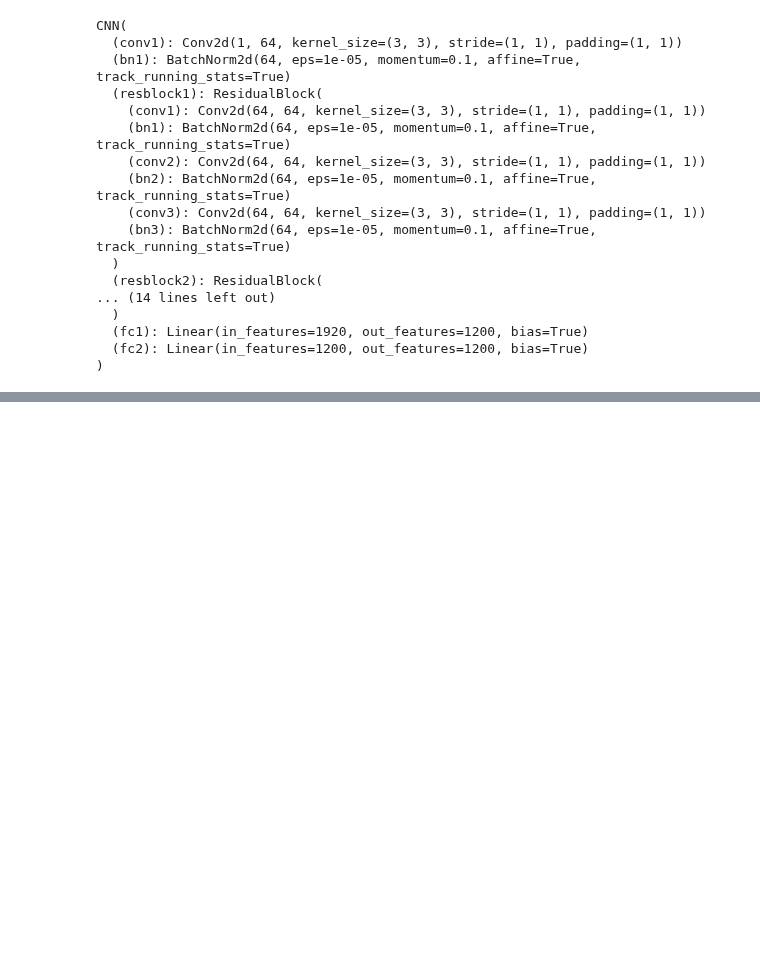
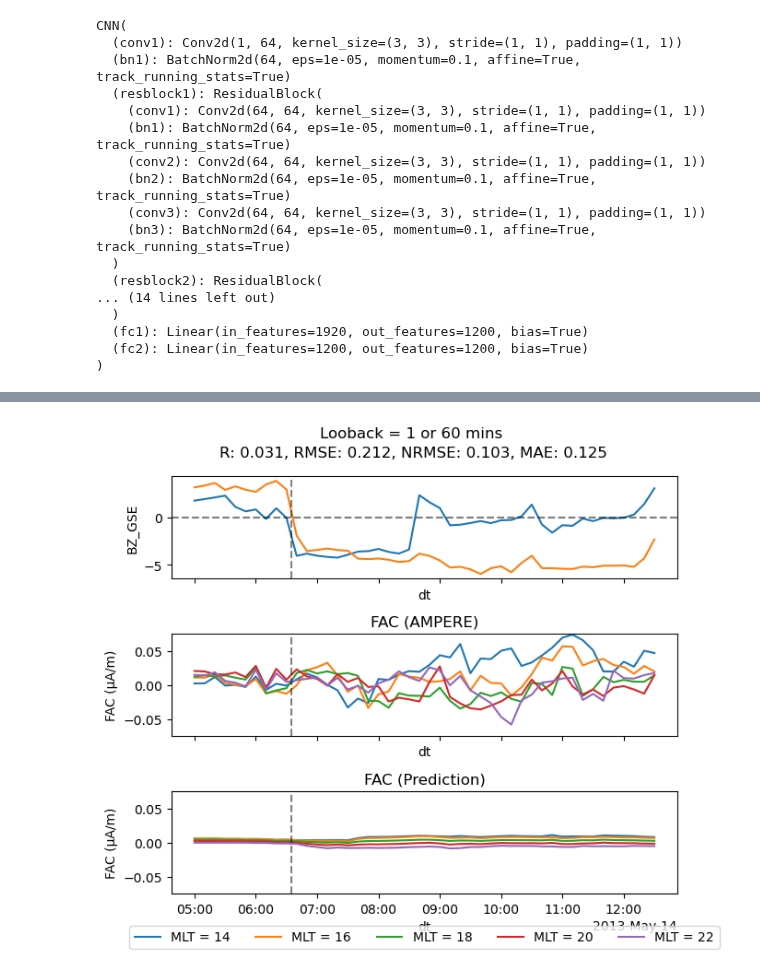
Before and after one commit to reddy-sachin/REPPU-ESN2, a Jupyter notebook: AMPERE/kundari_cnn.ipynb, the cells around one changed output, grey strips where cells are left out. Saved outputs shown, nothing was run; the diff lists cells and outputs as text; code cells hidden in the pictures; blank space fills up the shorter version.

```diff
--- a/AMPERE/kundari_cnn.ipynb
+++ b/AMPERE/kundari_cnn.ipynb
@@ -215,7 +181,7 @@ optimizer = torch.optim.Adam(model.parameters(), lr=0.00001)
 scheduler = StepLR(optimizer, step_size=25, gamma=0.7)
 # %%
 #Train the model
-num_epochs = 7
+num_epochs = 20
 train_losses = []
 val_losses = []
 
@@ -274,4 +240,9 @@ for epoch in range(num_epochs):
             continue
 
     print(f'Epoch [{epoch+1}/{num_epochs}], Train Loss (MAE): {train_loss:.4f}, Val Loss (MAE): {val_loss:.4f}, Best Val Loss: {best_val_loss:.4f}, LR: {scheduler.get_last_lr()[0]:.1e}')
+
+
+best_model = CNN()
+best_model.load_state_dict(torch.load('best_kunduri_model.pt'))
+best_model.to(device)
 # %% [output]
@@ -284,0 +408,11 @@ Epoch [7/7], Train Loss (MAE): 0.0828, Val Loss (MAE): 0.1011, Best Val Loss: 0.
+# %%
+ds = xr.Dataset({'Jpar_pred': (['dt', 'mlat', 'mlt'], predictions),
+                 'Jpar_true': (['dt', 'mlat', 'mlt'], open_multi_amp['jPar'].values[lookback:]),
+                 'BX_GSE': (['dt'], open_multi_amp['BX_GSE'].values[lookback:]),
+                  'BY_GSE': (['dt'], open_multi_amp['BY_GSE'].values[lookback:]),
+                    'BZ_GSE': (['dt'], open_multi_amp['BZ_GSE'].values[lookback:]),
+                    'flow_speed': (['dt'], open_multi_amp['flow_speed'].values[lookback:]),
+                    'proton_density': (['dt'], open_multi_amp['proton_density'].values[lookback:]),
+                 },
+                coords = {'dt': df_raw['dt'].values[lookback:], 'mlat': np.arange(40, 90, 1), 'mlt': np.arange(0, 24, 1)})
+ds
@@ -284,0 +460,40 @@ Epoch [7/7], Train Loss (MAE): 0.0828, Val Loss (MAE): 0.1011, Best Val Loss: 0.
+# %%
+#linepllot of Jpat true across all mlat and mlt at a given timestep with dt as x-axis
+fig, ax = plt.subplots(3,1,figsize=(7, 6), sharex=True, sharey=False)
+ds = ds.sel(dt=slice('2013-05-14T05:00:00', '2013-05-14T12:30:00'))
+
+ds['BY_GSE'].plot(ax=ax[0], label='BY_GSE')
+ds['BZ_GSE'].plot(ax=ax[0], label='BZ_GSE')
+
+
+ds['Jpar_true'].isel(mlt=14).mean(dim='mlat').plot(ax=ax[1], label='MLT = 14')
+ds['Jpar_true'].isel(mlt=16).mean(dim='mlat').plot(ax=ax[1], label='MLT = 16')
+ds['Jpar_true'].isel(mlt=18).mean(dim='mlat').plot(ax=ax[1], label='MLT = 18')
+ds['Jpar_true'].isel(mlt=20).mean(dim='mlat').plot(ax=ax[1], label='MLT = 20')
+ds['Jpar_true'].isel(mlt=22).mean(dim='mlat').plot(ax=ax[1], label='MLT = 22')
+ax[1].set_title('FAC (AMPERE)')
+ax[1].set_ylabel('FAC (µA/m)')
+ax[1].set_ylim(-0.075, 0.075)
+
+ds['Jpar_pred'].isel(mlt=14).mean(dim='mlat').plot(ax=ax[2], label='MLT = 14')
+ds['Jpar_pred'].isel(mlt=16).mean(dim='mlat').plot(ax=ax[2], label='MLT = 16')
+ds['Jpar_pred'].isel(mlt=18).mean(dim='mlat').plot(ax=ax[2], label='MLT = 18')
+ds['Jpar_pred'].isel(mlt=20).mean(dim='mlat').plot(ax=ax[2], label='MLT = 20')
+ds['Jpar_pred'].isel(mlt=22).mean(dim='mlat').plot(ax=ax[2], label='MLT = 22')
+ax[2].set_title('FAC (Prediction)')
+ax[2].set_ylabel('FAC (µA/m)')
+ax[2].set_ylim(-0.075, 0.075)
+
+fig.suptitle(f'Looback = 1 or 60 mins \nR: {R:.3f}, RMSE: {RMSE:.3f}, NRMSE: {NRMSE:.3f}, MAE: {MAE:.3f}', linespacing=1.5)
+
+#add vertcal bar to all suplots at 6:00
+for i in range(3):
+    ax[i].axvline(x=datetime.datetime(2013, 5, 14, 6, 35, 0), color='black', linestyle='--', alpha=0.5)
+
+#add horiztonal line at y = 0 for subplot0
+ax[0].axhline(y=0, color='black', linestyle='--', alpha=0.5)
+
+legend = ax[2].legend(loc='upper center', bbox_to_anchor=(0.5, -0.25), shadow=False, ncol=5)
+plt.tight_layout()
+# %% [output]
+[figure, added]
```
Also changed, not shown: parts of 14 cells of this notebook, 17 other files.
